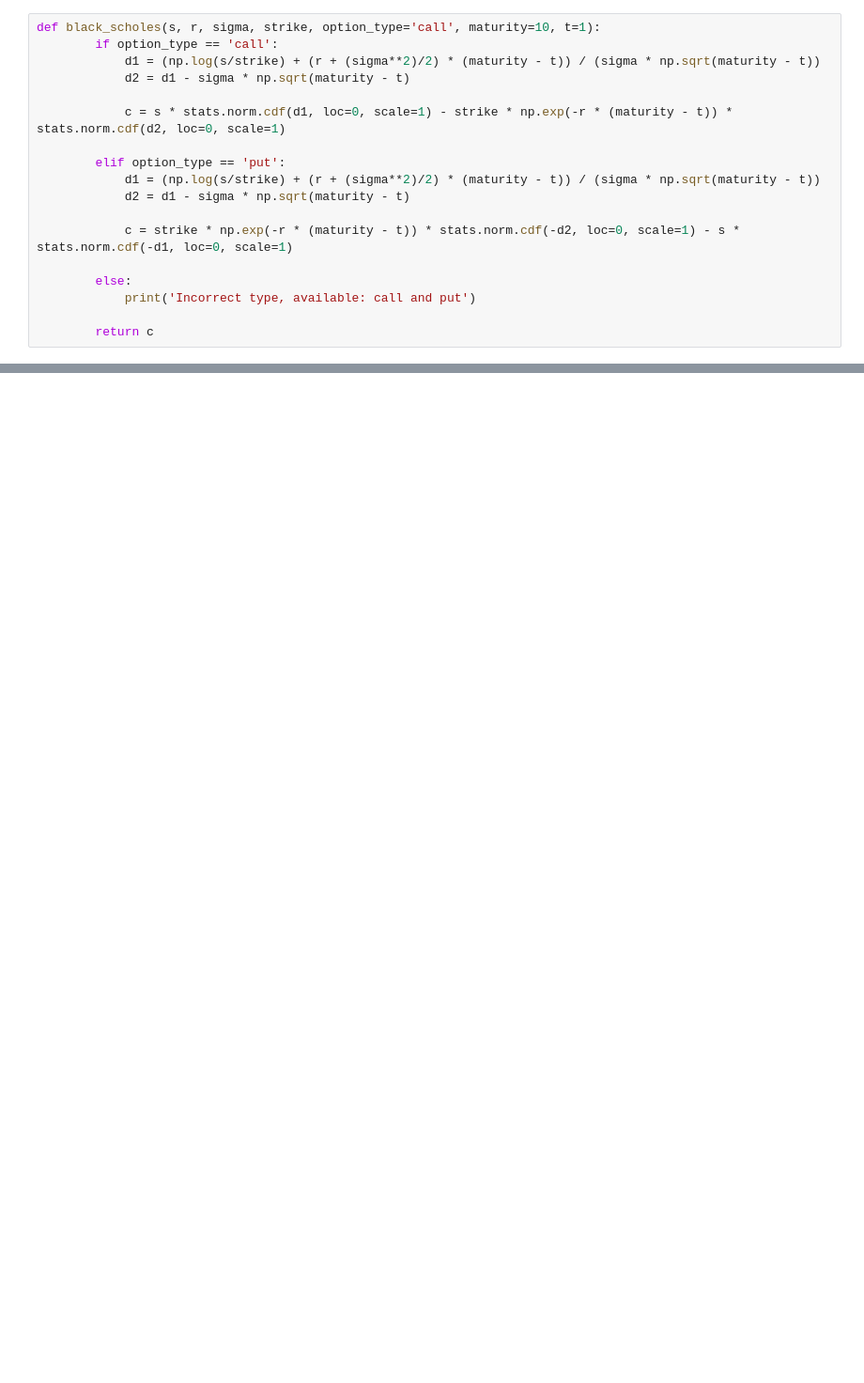
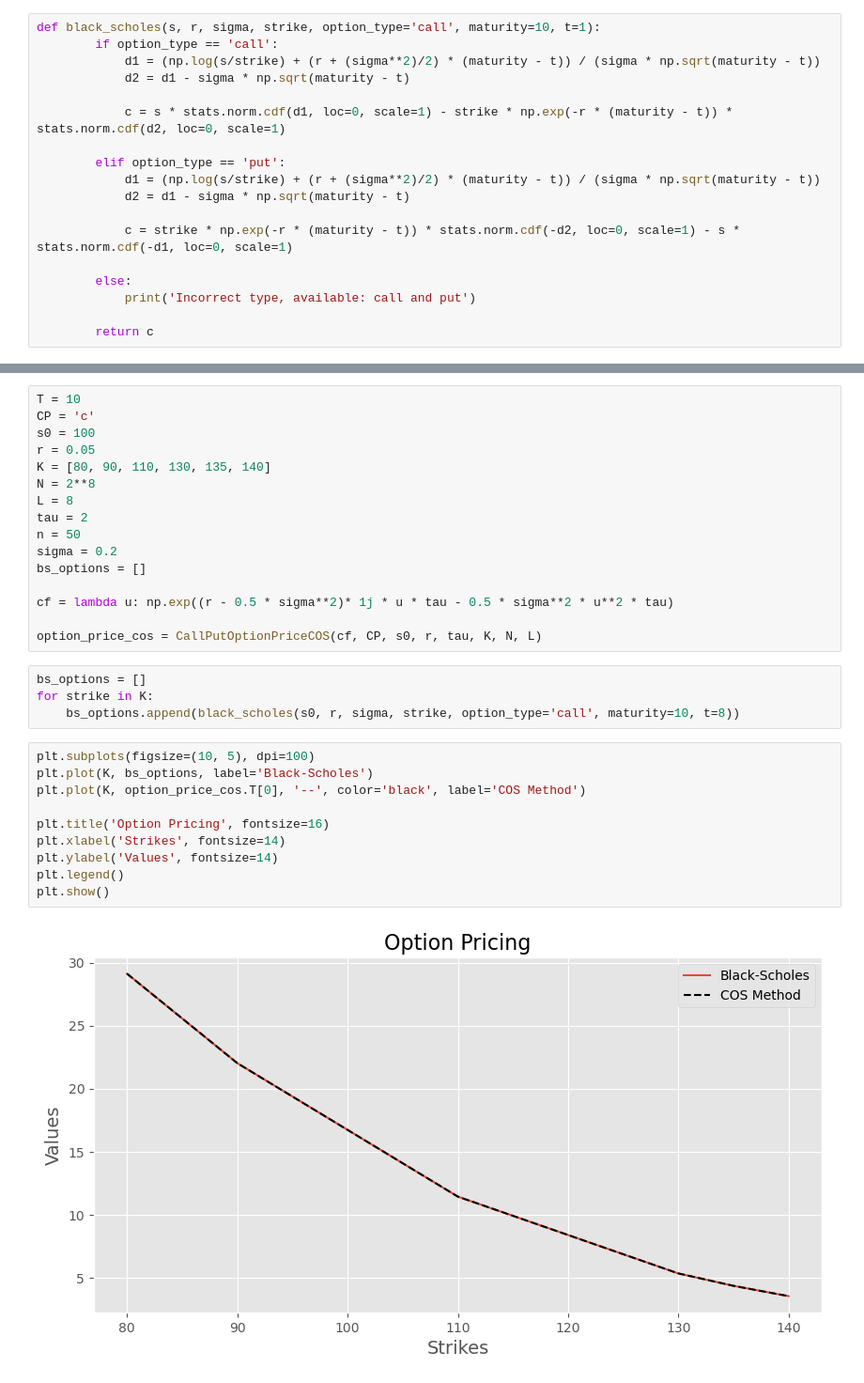
Before and after one commit to kirillzx/Generalized-Bates-model-draft, a Jupyter notebook: Main Modeling.ipynb, the cells around one changed output, grey strips where cells are left out. Shown at 94% size. Saved outputs shown, nothing was run; the diff lists cells and outputs as text; blank space fills up the shorter version.

```diff
--- a/Main Modeling.ipynb
+++ b/Main Modeling.ipynb
@@ -241,0 +307,32 @@ plt.show()
+# %%
+T = 10
+CP = 'c'
+s0 = 100
+r = 0.05
+K = [80, 90, 110, 130, 135, 140]
+N = 2**8
+L = 8
+tau = 2
+n = 50
+sigma = 0.2
+bs_options = []
+
+cf = lambda u: np.exp((r - 0.5 * sigma**2)* 1j * u * tau - 0.5 * sigma**2 * u**2 * tau)
+
+option_price_cos = CallPutOptionPriceCOS(cf, CP, s0, r, tau, K, N, L)
+# %%
+bs_options = []
+for strike in K:
+    bs_options.append(black_scholes(s0, r, sigma, strike, option_type='call', maturity=10, t=8))
+# %%
+plt.subplots(figsize=(10, 5), dpi=100)
+plt.plot(K, bs_options, label='Black-Scholes')
+plt.plot(K, option_price_cos.T[0], '--', color='black', label='COS Method')
+
+plt.title('Option Pricing', fontsize=16)
+plt.xlabel('Strikes', fontsize=14)
+plt.ylabel('Values', fontsize=14)
+plt.legend()
+plt.show()
+# %% [output]
+[figure, added]
```
Also changed, not shown: parts of 26 cells of this notebook.
